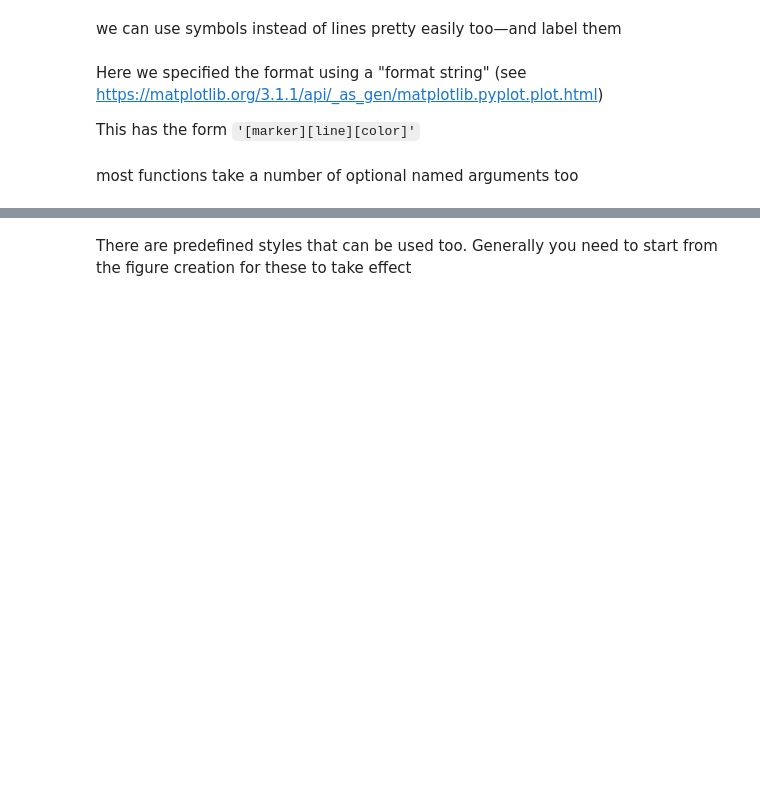
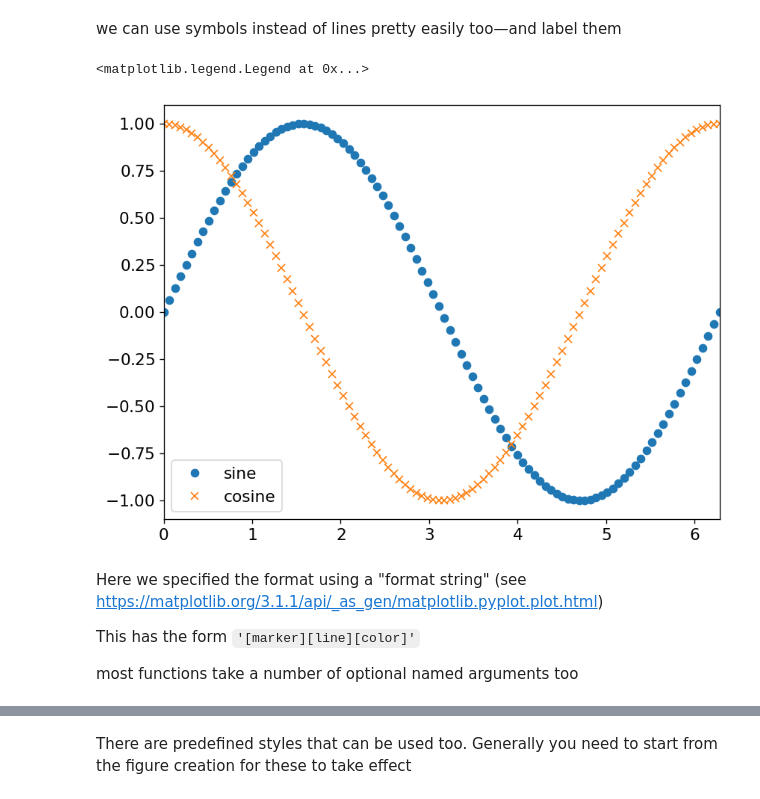
Before and after one commit to sbu-phy-ast-reu/reu-python-tutorial, a Jupyter notebook: content/04-python-matplotlib/matplotlib-basics.ipynb, the cells around one changed output, grey strips where cells are left out. Drawn from its saved outputs; the diff is of its cells as text; code cells hidden in the pictures; blank space fills up the shorter version.

```diff
--- a/content/04-python-matplotlib/matplotlib-basics.ipynb
+++ b/content/04-python-matplotlib/matplotlib-basics.ipynb
@@ -104,18 +90,21 @@ We can plot 2 lines on a plot simply by calling plot twice.  Make a plot with bo
 # %% [markdown]
 we can use symbols instead of lines pretty easily too&mdash;and label them
 # %%
-fig = plt.figure()
-ax = fig.add_subplot(111)
+fig, ax = plt.subplots()
+
 ax.plot(x, np.sin(x), "o", label="sine")
 ax.plot(x, np.cos(x), "x", label="cosine")
 ax.set_xlim(0.0, 2.0*np.pi)
 ax.legend()
+# %% [output]
+<matplotlib.legend.Legend at 0x...>
+[figure, added]
 # %% [markdown]
 Here we specified the format using a "format string" (see https://matplotlib.org/3.1.1/api/_as_gen/matplotlib.pyplot.plot.html)
 
 This has the form `'[marker][line][color]'`
+
+most functions take a number of optional named arguments too
-# %% [markdown]
-most functions take a number of optional named arguments too
 # %%
 ax.clear()
 ax.plot(x, np.sin(x), linestyle="--", linewidth=3.0)
```
Also changed, not shown: parts of 36 cells of this notebook, 2 other files.
